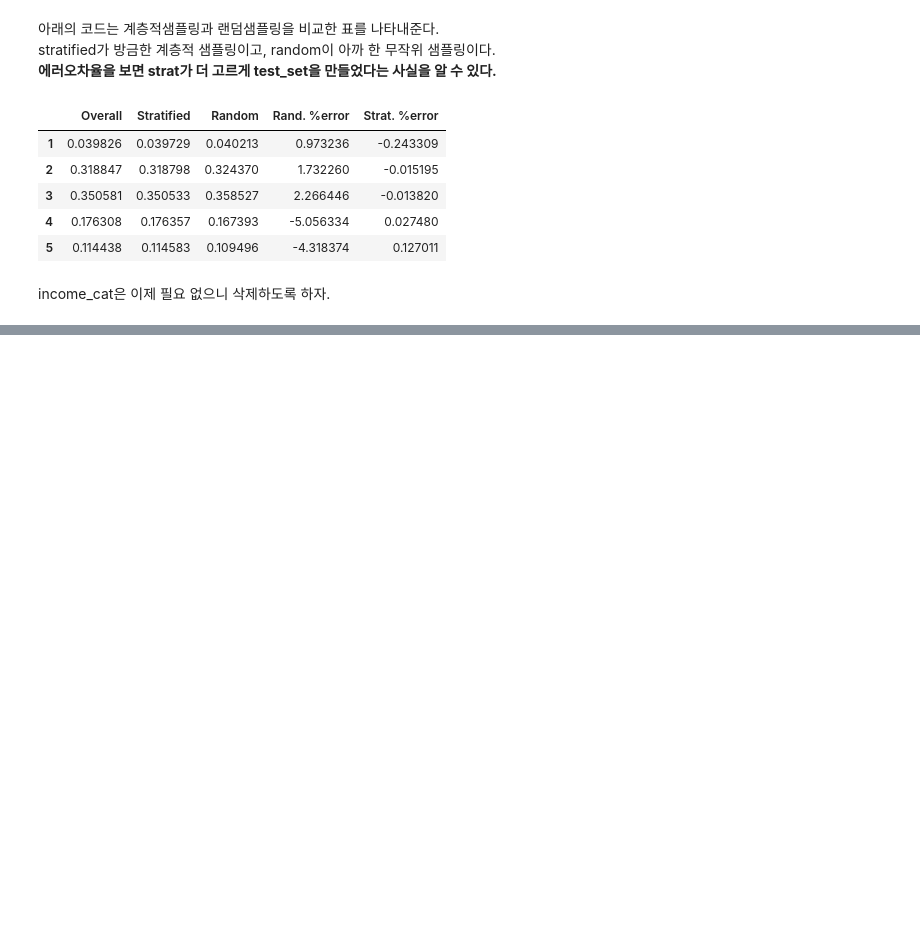
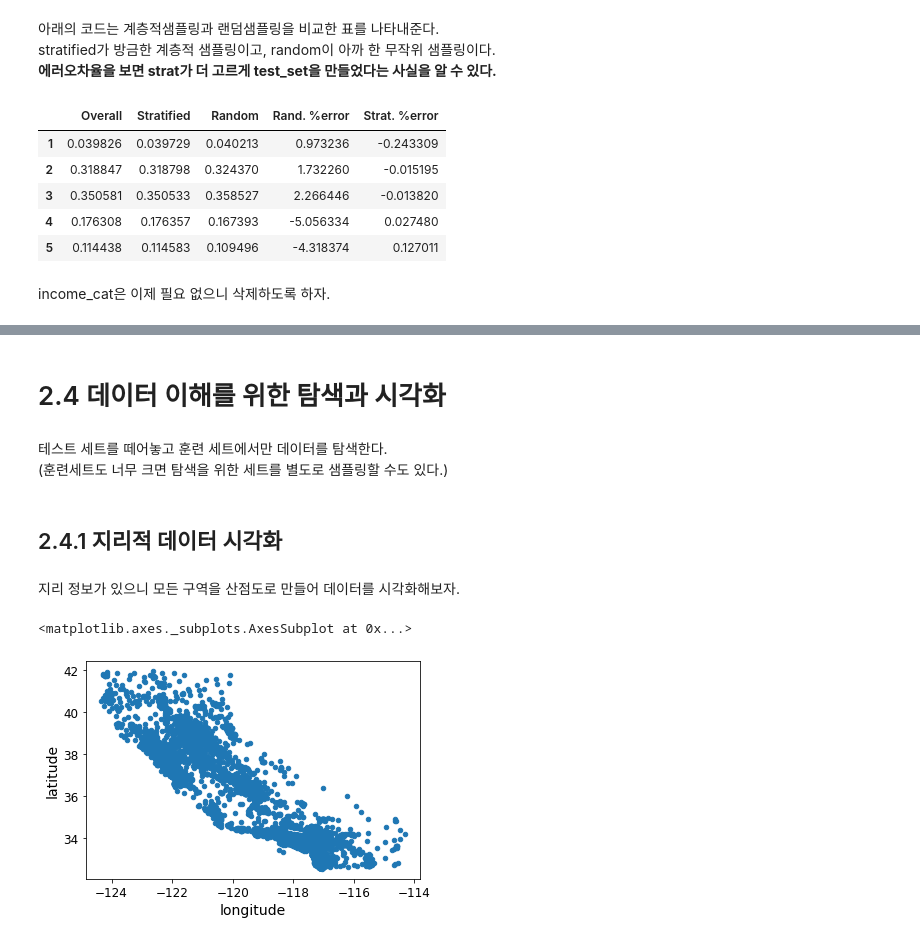
Before and after one commit to Choi-SeoYun/handsOn-ml2, a Jupyter notebook: CHAPTER2/chpater2_머신러닝프로젝트처음부터끝까지_p75.ipynb, the cells around one changed output, grey strips where cells are left out. Drawn from its saved outputs; the diff is of its cells as text; code cells hidden in the pictures; blank space fills up the shorter version.

```diff
--- a/CHAPTER2/chpater2_머신러닝프로젝트처음부터끝까지_p75.ipynb
+++ b/CHAPTER2/chpater2_머신러닝프로젝트처음부터끝까지_p75.ipynb
@@ -326,0 +329,17 @@ for set_ in (strat_train_set, strat_test_set):
+# %% [markdown]
+# 2.4 데이터 이해를 위한 탐색과 시각화
+# %% [markdown]
+테스트 세트를 떼어놓고 훈련 세트에서만 데이터를 탐색한다.
+(훈련세트도 너무 크면 탐색을 위한 세트를 별도로 샘플링할 수도 있다.)
+# %%
+# 훈련세트를 손생시키지 않기 하기 위해 복사본 생성
+housing = strat_train_set.copy()
+# %% [markdown]
+## 2.4.1 지리적 데이터 시각화
+# %% [markdown]
+지리 정보가 있으니 모든 구역을 산점도로 만들어 데이터를 시각화해보자.
+# %%
+housing.plot(kind='scatter', x='longitude', y='latitude')
+# %% [output]
+<matplotlib.axes._subplots.AxesSubplot at 0x...>
+[figure, added]
```
Also changed, not shown: parts of 23 cells of this notebook, 6 other files.
